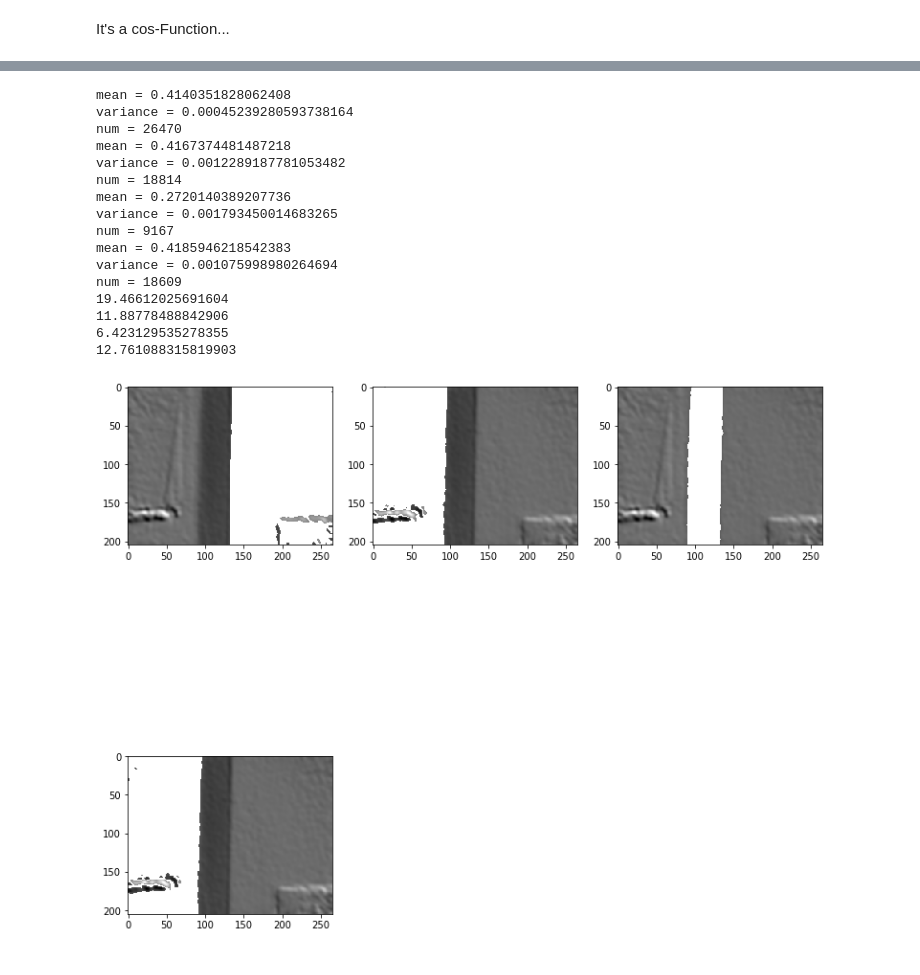
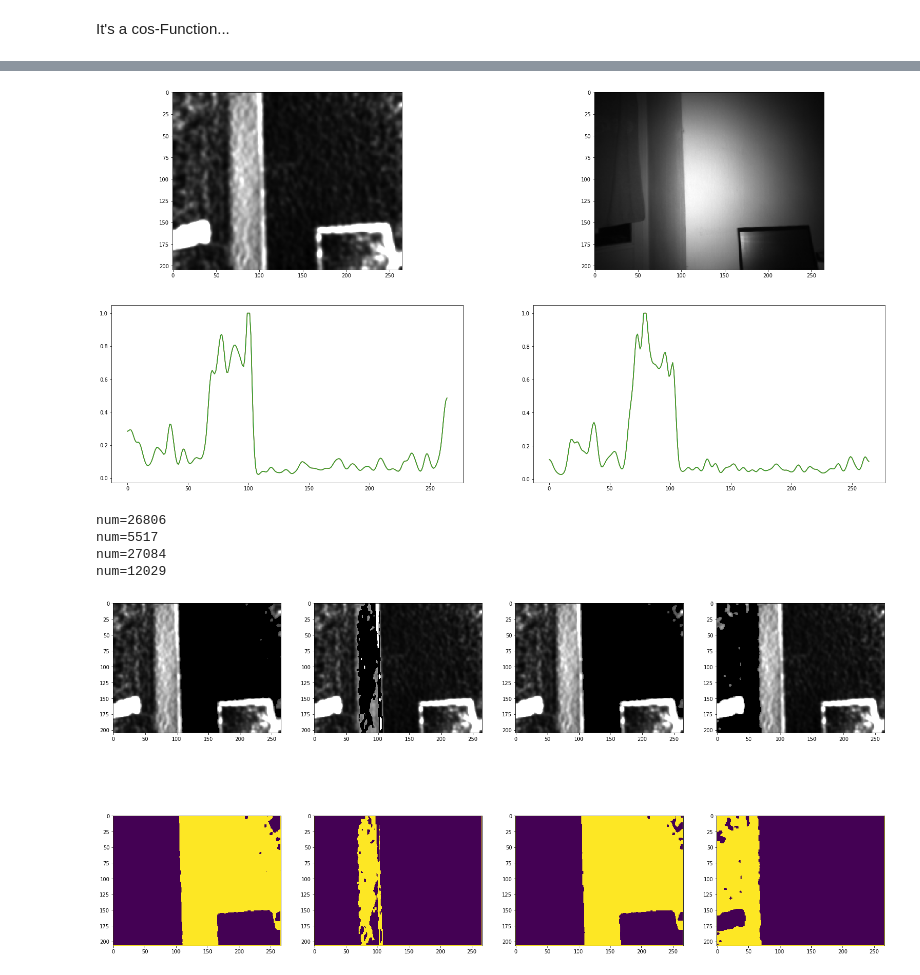
Before and after one commit to wegmanma/MT_Augmented_Reality_Platform, a Jupyter notebook: 02_Source/python/flat_surface_detect.ipynb, the cells around one changed output, grey strips where cells are left out. Cells and saved outputs as stored; diff of their text form; code cells hidden in the pictures.

```diff
--- a/02_Source/python/flat_surface_detect.ipynb
+++ b/02_Source/python/flat_surface_detect.ipynb
@@ -298,43 +87,50 @@ plt.show()
+# %%
+sobel_2 = np.zeros(sobel1.shape,dtype=float)
+for c in range(channels):
+    for m in range(width):
+        for n in range(height):
+            sobel_2[m,n,c] = sobel1[m,n,c]*20
+            if sobel_2[m,n,c]>1:
+                sobel_2[m,n,c]=1
+plt.subplot(221)
+plt.imshow(sobel_2[:,:], interpolation='nearest')
+plt.subplot(222)
+plt.imshow(ampl_1, interpolation='nearest')
+plt.subplot(223)
+plt.plot(sobel_2[50,:])
+plt.subplot(224)
+plt.plot(sobel_2[100,:])
+plt.show()
+# %% [output]
+[figure, added]
 # %%
-
-sobel1_eroded = cv.dilated(sobel1,(3,3))
-
-res6, snr6 = fillArea(200,100,sobel1,25,sobel1_eroded)
-res7, snr7 = fillArea(50,100,sobel1,25,sobel1_eroded)
-res8, snr8 = fillArea(120,100,sobel1,25,sobel1_eroded)
-res9, snr9 = fillArea(0,0,sobel1,25,sobel1_eroded)
-print(snr6)
-print(snr7)
-print(snr8)
-print(snr9)
-plt.subplot(231)
+res6, mask6 = fillArea(200,100,sobel_2,50)
+res7, mask7= fillArea(75,100,sobel_2,50)
+res8, mask8 = fillArea(120,100,sobel_2,50)
+res9, mask9 = fillArea(0,0,sobel_2,50)
+plt.subplot(241)
 plt.imshow(res6, interpolation='nearest')
-plt.subplot(232)
+plt.subplot(242)
 plt.imshow(res7, interpolation='nearest')
-plt.subplot(233)
+plt.subplot(243)
 plt.imshow(res8, interpolation='nearest')
-plt.subplot(234)
+plt.subplot(244)
 plt.imshow(res9, interpolation='nearest')
-
+plt.subplot(245)
+plt.imshow(mask6, interpolation='nearest')
+plt.subplot(246)
+plt.imshow(mask7, interpolation='nearest')
+plt.subplot(247)
+plt.imshow(mask8, interpolation='nearest')
+plt.subplot(248)
+plt.imshow(mask9, interpolation='nearest')
 plt.show()
 # %% [output]
-mean = 0.4140351828062408
-variance = 0.00045239280593738164
-num = 26470
-mean = 0.4167374481487218
-variance = 0.0012289187781053482
-num = 18814
-mean = 0.2720140389207736
-variance = 0.001793450014683265
-num = 9167
-mean = 0.4185946218542383
-variance = 0.001075998980264694
-num = 18609
-19.46612025691604
-11.88778488842906
-6.423129535278355
-12.761088315819903
+num=26806
+num=5517
+num=27084
+num=12029
-[figure, old version]
+[figure, new version]
 # %%
 sobel1_int = np.zeros(flattened.shape,dtype=np.uint8)
 for c in range(channels):
```
Also changed, not shown: parts of 6 cells of this notebook, 5 other files.
